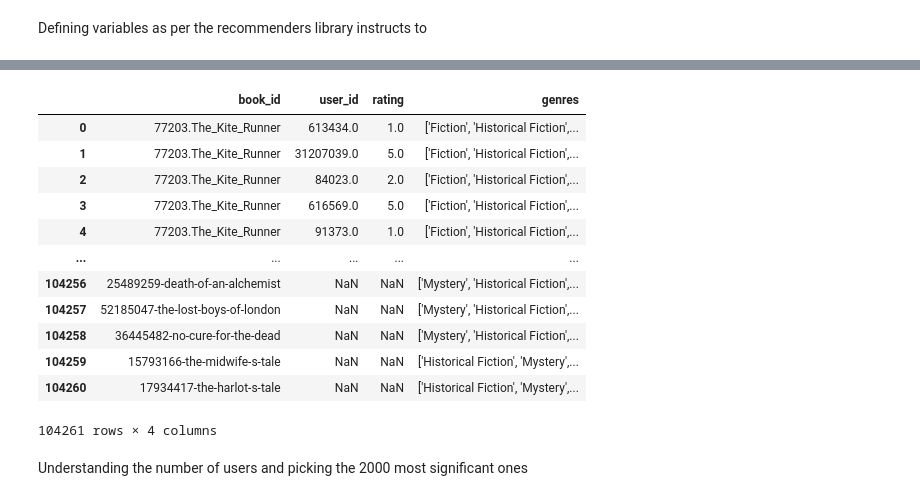
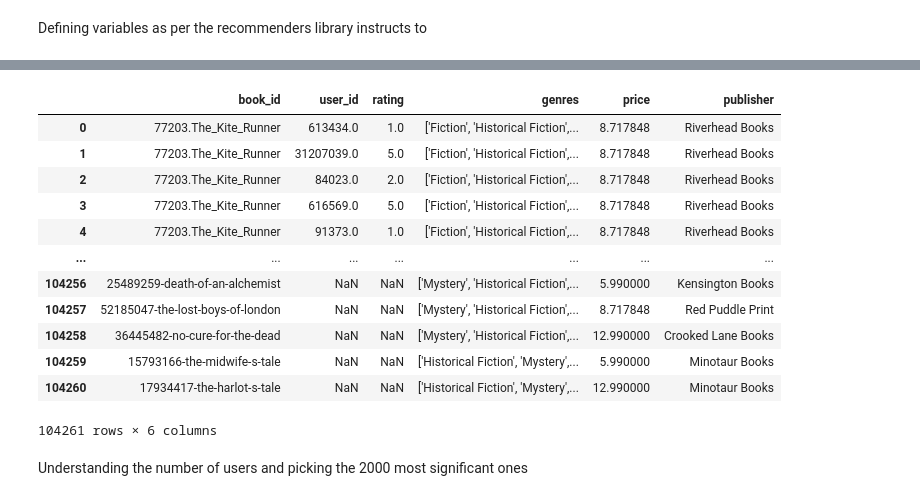
Before and after one commit to thehitchhikersguideto/bookworms, a Jupyter notebook: notebooks/exploring-hybrid-recommeder.ipynb, the cells around one changed output, grey strips where cells are left out. Cells and saved outputs as stored; diff of their text form; code cells hidden in the pictures.

```diff
--- a/notebooks/exploring-hybrid-recommeder.ipynb
+++ b/notebooks/exploring-hybrid-recommeder.ipynb
@@ -73,25 +88,25 @@ SEED = 42
 # %%
 # Merging to review dataset the genre characteristic by book_id
-characteristics_book_df = books[['book_id', 'genres']]
+characteristics_book_df = books[['book_id', 'genres', 'price', 'publisher']]
 reviews = reviews.drop('Unnamed: 0', axis = 1)
 reviews = reviews[['book_id', 'user_id', 'rating']]
 
 df = reviews.merge(characteristics_book_df, on='book_id', how='right')
 df
 # %% [output]
-|  | book_id | user_id | rating | genres |
-| 0 | 77203.The_Kite_Runner | 613434.0 | 1.0 | ['Fiction', 'Historical Fiction',... |
-| 1 | 77203.The_Kite_Runner | 31207039.0 | 5.0 | ['Fiction', 'Historical Fiction',... |
-| 2 | 77203.The_Kite_Runner | 84023.0 | 2.0 | ['Fiction', 'Historical Fiction',... |
-| 3 | 77203.The_Kite_Runner | 616569.0 | 5.0 | ['Fiction', 'Historical Fiction',... |
-| 4 | 77203.The_Kite_Runner | 91373.0 | 1.0 | ['Fiction', 'Historical Fiction',... |
-| ... | ... | ... | ... | ... |
-| 104256 | 25489259-death-of-an-alchemist | NaN | NaN | ['Mystery', 'Historical Fiction',... |
-| 104257 | 52185047-the-lost-boys-of-london | NaN | NaN | ['Mystery', 'Historical Fiction',... |
-| 104258 | 36445482-no-cure-for-the-dead | NaN | NaN | ['Mystery', 'Historical Fiction',... |
-| 104259 | 15793166-the-midwife-s-tale | NaN | NaN | ['Historical Fiction', 'Mystery',... |
-| 104260 | 17934417-the-harlot-s-tale | NaN | NaN | ['Historical Fiction', 'Mystery',... |
+|  | book_id | user_id | rating | genres | price | publisher |
+| 0 | 77203.The_Kite_Runner | 613434.0 | 1.0 | ['Fiction', 'Historical Fiction',... | 8.717848 | Riverhead Books |
+| 1 | 77203.The_Kite_Runner | 31207039.0 | 5.0 | ['Fiction', 'Historical Fiction',... | 8.717848 | Riverhead Books |
+| 2 | 77203.The_Kite_Runner | 84023.0 | 2.0 | ['Fiction', 'Historical Fiction',... | 8.717848 | Riverhead Books |
+| 3 | 77203.The_Kite_Runner | 616569.0 | 5.0 | ['Fiction', 'Historical Fiction',... | 8.717848 | Riverhead Books |
+| 4 | 77203.The_Kite_Runner | 91373.0 | 1.0 | ['Fiction', 'Historical Fiction',... | 8.717848 | Riverhead Books |
+| ... | ... | ... | ... | ... | ... | ... |
+| 104256 | 25489259-death-of-an-alchemist | NaN | NaN | ['Mystery', 'Historical Fiction',... | 5.990000 | Kensington Books |
+| 104257 | 52185047-the-lost-boys-of-london | NaN | NaN | ['Mystery', 'Historical Fiction',... | 8.717848 | Red Puddle Print |
+| 104258 | 36445482-no-cure-for-the-dead | NaN | NaN | ['Mystery', 'Historical Fiction',... | 12.990000 | Crooked Lane Books |
+| 104259 | 15793166-the-midwife-s-tale | NaN | NaN | ['Historical Fiction', 'Mystery',... | 5.990000 | Minotaur Books |
+| 104260 | 17934417-the-harlot-s-tale | NaN | NaN | ['Historical Fiction', 'Mystery',... | 12.990000 | Minotaur Books |
-104261 rows × 4 columns
+104261 rows × 6 columns
 # %% [markdown]
 Understanding the number of users and picking the 2000 most significant ones
 # %%
```
Also changed, not shown: parts of 10 cells of this notebook.
